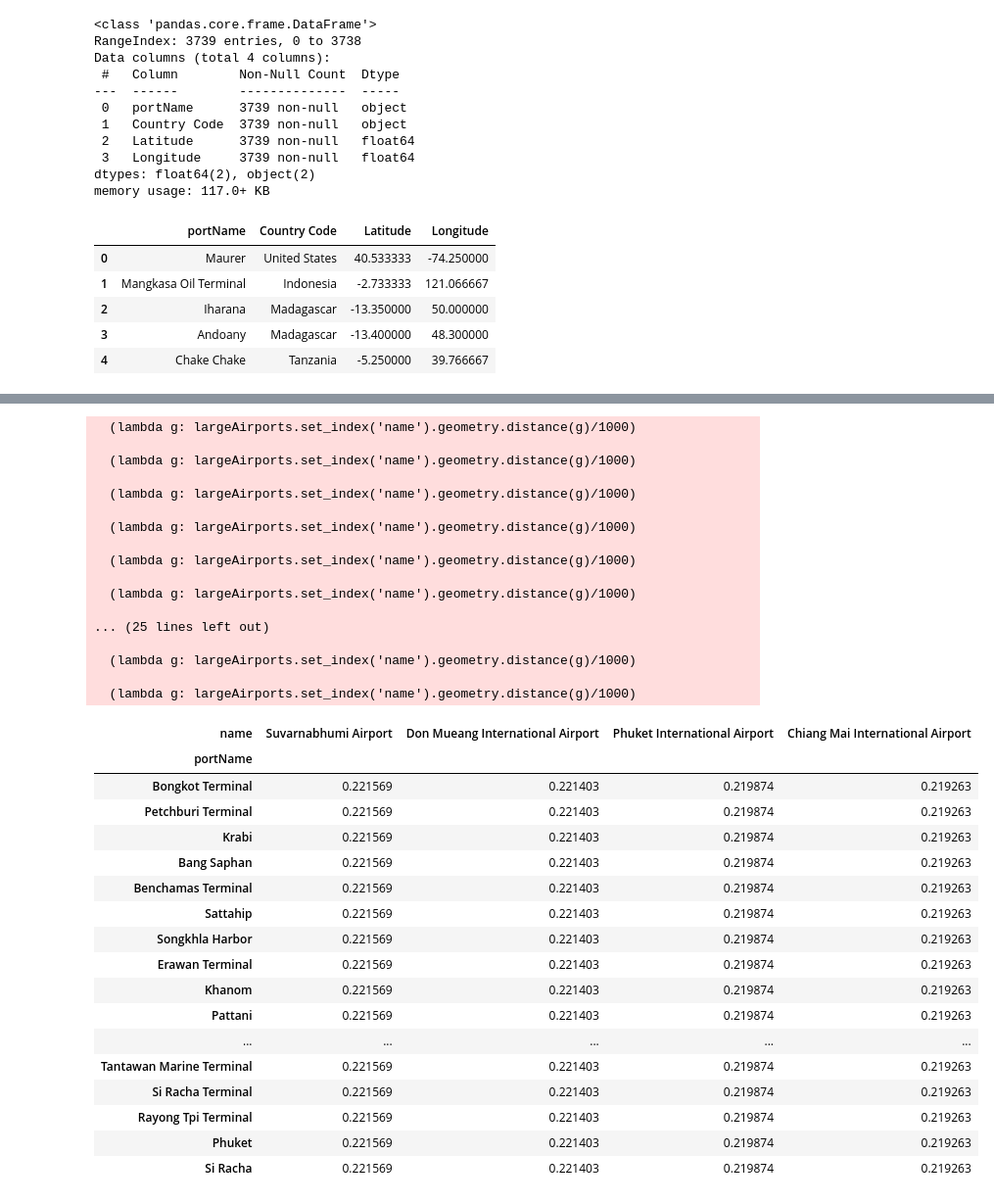
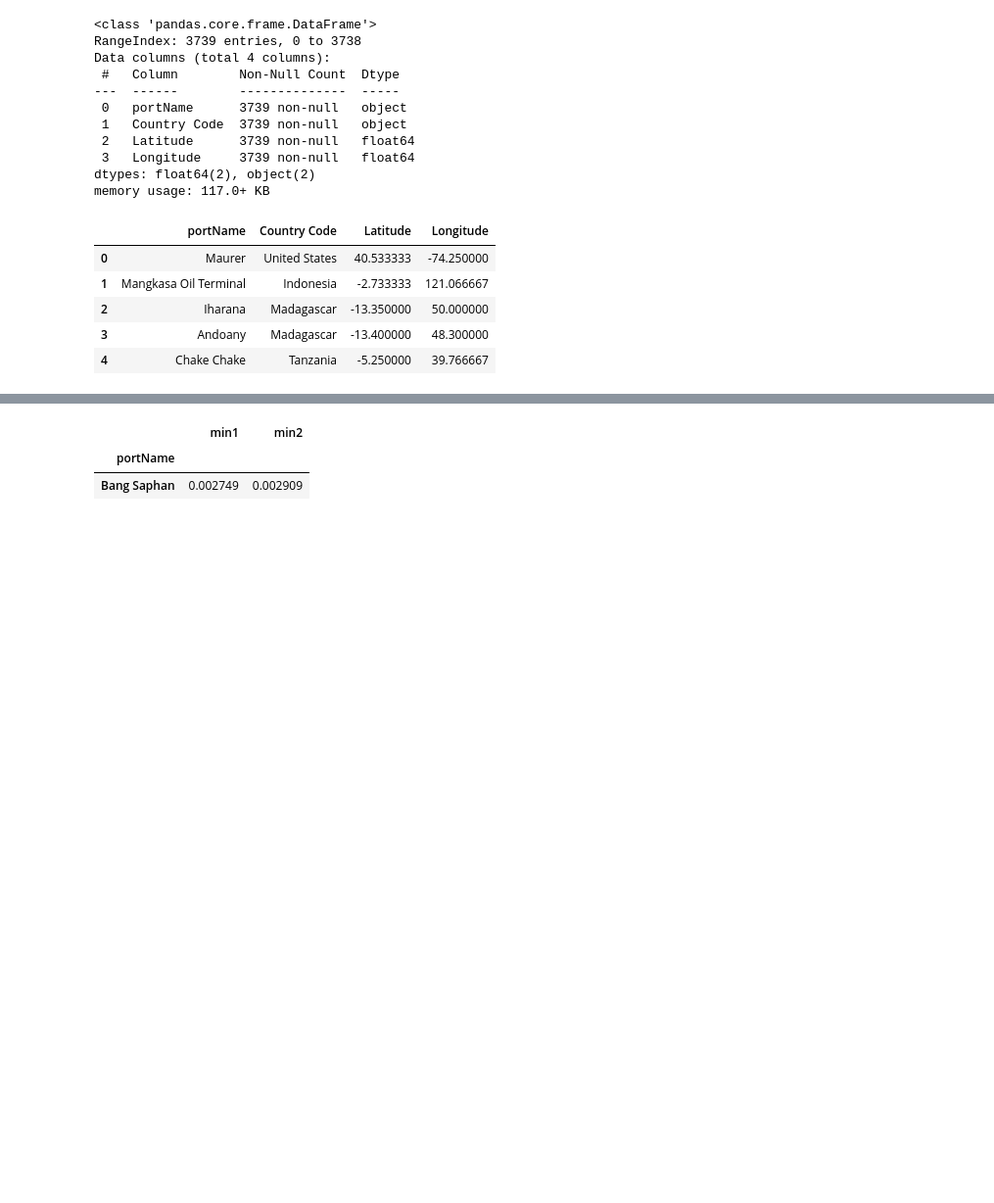
Before and after one commit to juandiegopozo-10/Tareafinaldatos, a Jupyter notebook: Ejercicio 1.ipynb, the cells around one changed output, grey strips where cells are left out. Shown: that part at 98% size. Drawn from its saved outputs; the diff is of its cells as text; code cells hidden in the pictures; blank space fills up the shorter version.

```diff
--- a/Ejercicio 1.ipynb
+++ b/Ejercicio 1.ipynb
@@ -79,7 +79,7 @@ infoseaports.head()
 seaports=gpd.GeoDataFrame(data=infoseaports.copy(),
                            geometry=gpd.points_from_xy(infoseaports.Longitude,
                                                        infoseaports.Latitude),
-                          crs=3739)
+                          crs=4326)
 
 # subset:
 seaports_tha=seaports[seaports['Country Code']=='Thailand'].copy()
@@ -145,39 +183,10 @@ seaports_tha_4239.geometry.apply\
 # %%
-seaports_tha_4239.set_index('portName').geometry.apply\
-(lambda g: largeAirports.set_index('name').geometry.distance(g)/1000)
+SomeStats=pd.DataFrame()
+SomeStats['min1'] = distanceMatrixKM_sea_air.apply(lambda row: row.nsmallest(1).values[0], axis=1)
+SomeStats['min2'] = distanceMatrixKM_sea_air.apply(lambda row: row.nsmallest(2).values[-1], axis=1)
+
+SomeStats.head(1)
 # %% [output]
-  (lambda g: largeAirports.set_index('name').geometry.distance(g)/1000)
-
-  (lambda g: largeAirports.set_index('name').geometry.distance(g)/1000)
-
-  (lambda g: largeAirports.set_index('name').geometry.distance(g)/1000)
-
-  (lambda g: largeAirports.set_index('name').geometry.distance(g)/1000)
-
-  (lambda g: largeAirports.set_index('name').geometry.distance(g)/1000)
-
-  (lambda g: largeAirports.set_index('name').geometry.distance(g)/1000)
-
-... (25 lines left out)
-
-  (lambda g: largeAirports.set_index('name').geometry.distance(g)/1000)
-
-  (lambda g: largeAirports.set_index('name').geometry.distance(g)/1000)
-| name | Suvarnabhumi Airport | Don Mueang International Airport | Phuket International Airport | Chiang Mai International Airport |
-| portName |  |  |  |  |
-| Bongkot Terminal | 0.221569 | 0.221403 | 0.219874 | 0.219263 |
-| Petchburi Terminal | 0.221569 | 0.221403 | 0.219874 | 0.219263 |
-| Krabi | 0.221569 | 0.221403 | 0.219874 | 0.219263 |
-| Bang Saphan | 0.221569 | 0.221403 | 0.219874 | 0.219263 |
-| Benchamas Terminal | 0.221569 | 0.221403 | 0.219874 | 0.219263 |
-| Sattahip | 0.221569 | 0.221403 | 0.219874 | 0.219263 |
-| Songkhla Harbor | 0.221569 | 0.221403 | 0.219874 | 0.219263 |
-| Erawan Terminal | 0.221569 | 0.221403 | 0.219874 | 0.219263 |
-| Khanom | 0.221569 | 0.221403 | 0.219874 | 0.219263 |
-| Pattani | 0.221569 | 0.221403 | 0.219874 | 0.219263 |
-| ... | ... | ... | ... | ... |
-| Tantawan Marine Terminal | 0.221569 | 0.221403 | 0.219874 | 0.219263 |
-| Si Racha Terminal | 0.221569 | 0.221403 | 0.219874 | 0.219263 |
-| Rayong Tpi Terminal | 0.221569 | 0.221403 | 0.219874 | 0.219263 |
-| Phuket | 0.221569 | 0.221403 | 0.219874 | 0.219263 |
-| Si Racha | 0.221569 | 0.221403 | 0.219874 | 0.219263 |
+|  | min1 | min2 |
+| portName |  |  |
+| Bang Saphan | 0.002749 | 0.002909 |
```
Also changed, not shown: parts of 25 cells of this notebook.
